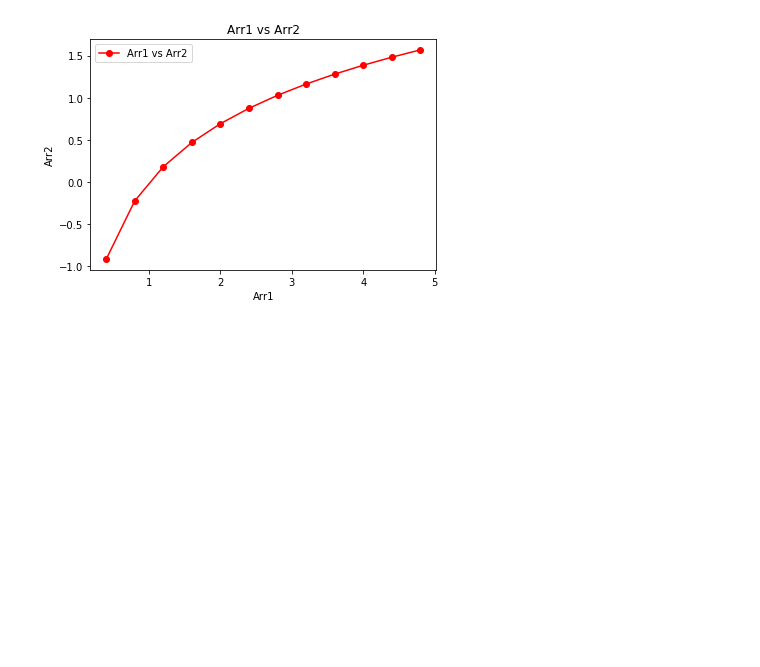
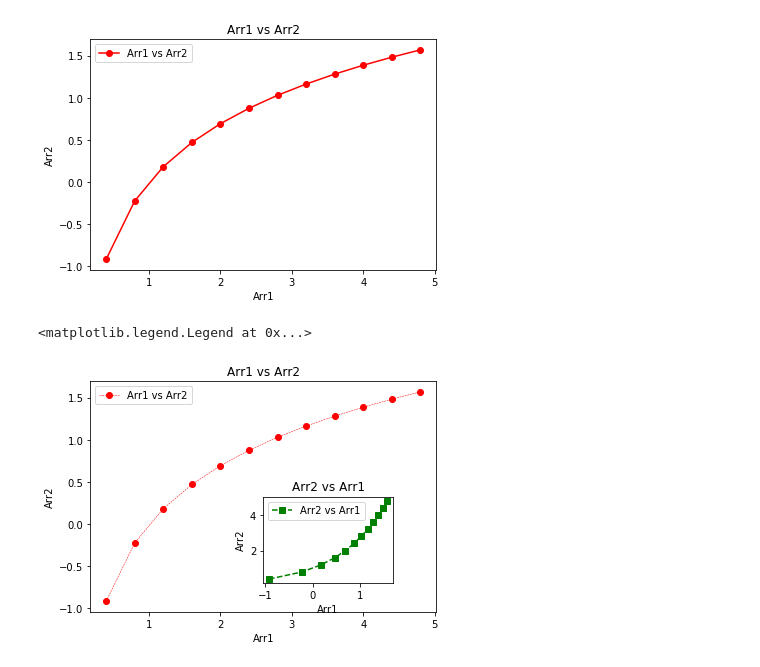
Before and after one commit to melwinmpk/python_datascience, a Jupyter notebook: Matplotlib.ipynb, the cells around one changed output. Cells and saved outputs as stored; diff of their text form; code cells hidden in the pictures; blank space fills up the shorter version.

```diff
--- a/Matplotlib.ipynb
+++ b/Matplotlib.ipynb
@@ -117,6 +117,28 @@ ax.legend()
 # %% [output]
 <matplotlib.legend.Legend at 0x...>
 [figure]
+# %%
+cnv = plt.figure()
+ax1 = cnv.add_axes([0.1, 0.1, 0.8, 0.8])
+ax2 = cnv.add_axes([0.5, 0.2, 0.3, 0.3])
+# Plotting arr1 vs arr2
+ax1.plot(arr1, arr2, 'r--', marker = 'o', label = 'Arr1 vs Arr2',alpha = 1, lw = 0.5 )  # 'r--' i.r ('<color>--')to make the dashed grah
+#alpha Transparency of the plot just like the opacity in the css value must be 0.1 - 1 only
+# lw = Line width
+ax1.set_xlabel('Arr1')
+ax1.set_ylabel('Arr2')
+ax1.set_title('Arr1 vs Arr2')
+ax1.legend()
+
+ax2.plot(arr2, arr1, 'g--', marker = 's', label = 'Arr2 vs Arr1')
+ax2.set_xlabel('Arr1')
+ax2.set_ylabel('Arr2')
+ax2.set_title('Arr2 vs Arr1')
+
+ax2.legend()
+# %% [output]
+<matplotlib.legend.Legend at 0x...>
+[figure, added]
 # %%
 cnv = plt.figure()
 ax1 = cnv.add_axes([0.1, 0.1, 0.8, 0.8])
```
Also changed, not shown: parts of 3 cells of this notebook, 4 other files.
